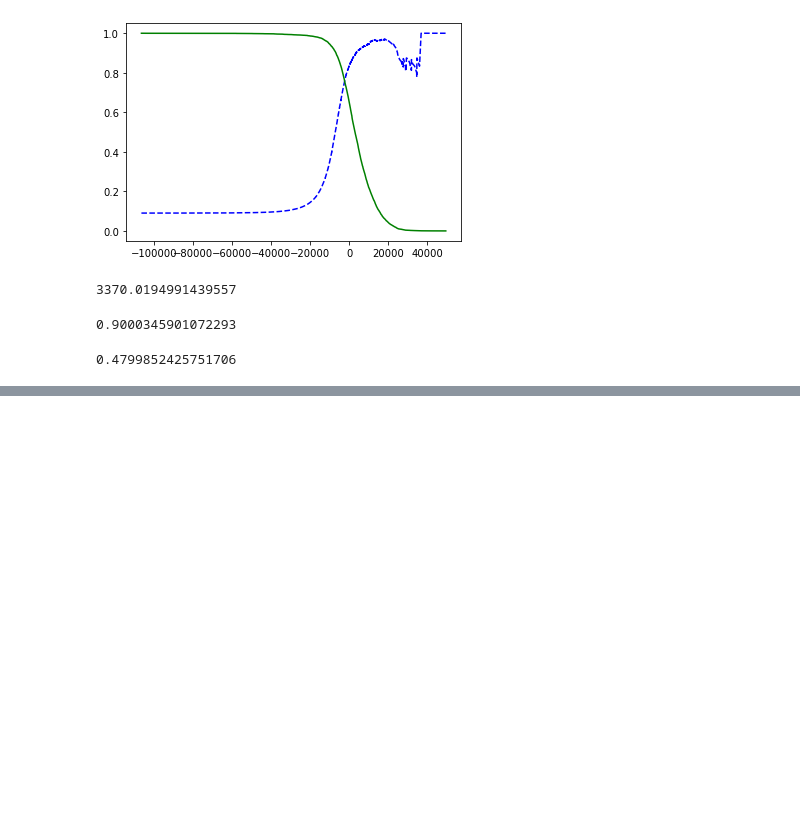
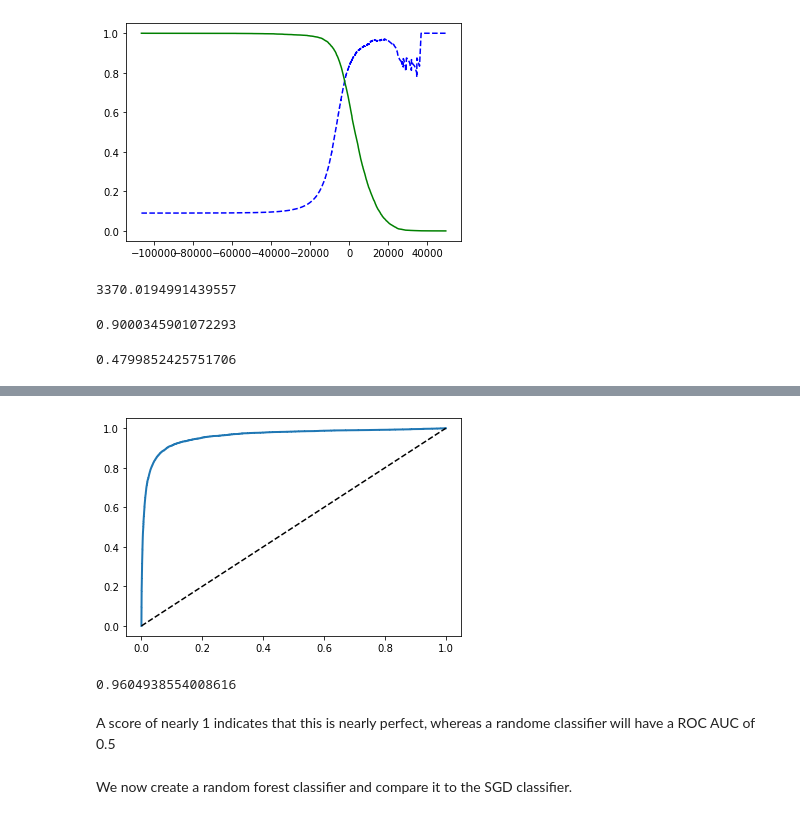
Before and after one commit to idamin/Data-Science-Projects, a Jupyter notebook: MNIST.ipynb, the cells around one changed output, grey strips where cells are left out. Cells and saved outputs as stored; diff of their text form; code cells hidden in the pictures; blank space fills up the shorter version.

Commit message:
ROC curves

```diff
--- a/MNIST.ipynb
+++ b/MNIST.ipynb
@@ -142,0 +149,21 @@ recall_score(y_train_5, y_train_pred_90)
+# %%
+from sklearn.metrics import roc_curve
+fpr, tpr, thresholds = roc_curve(y_train_5, y_scores)
+
+def plot_roc_curve(fpr,tpr,label=None):
+    plt.plot(fpr,tpr,linewidth=2,label = label)
+    plt.plot([0,1],[0,1], 'k--')
+
+plot_roc_curve(fpr,tpr)
+plt.show()
+# %% [output]
+[figure, added]
+# %%
+from sklearn.metrics import roc_auc_score
+roc_auc_score(y_train_5, y_scores)
+# %% [output]
+0.9604938554008616
+# %% [markdown]
+A score of nearly 1 indicates that this is nearly perfect, whereas a randome classifier will have a ROC AUC of 0.5
+# %% [markdown]
+We now create a random forest classifier and compare it to the SGD classifier.
```
Also changed, not shown: parts of 6 cells of this notebook.
